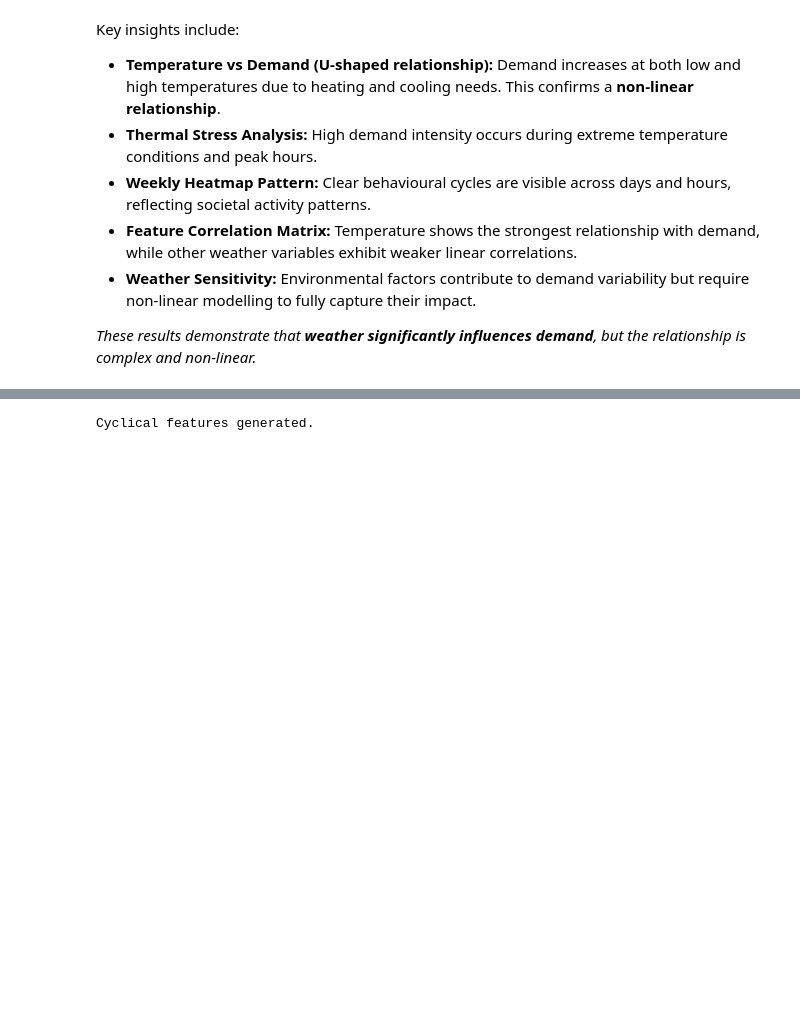
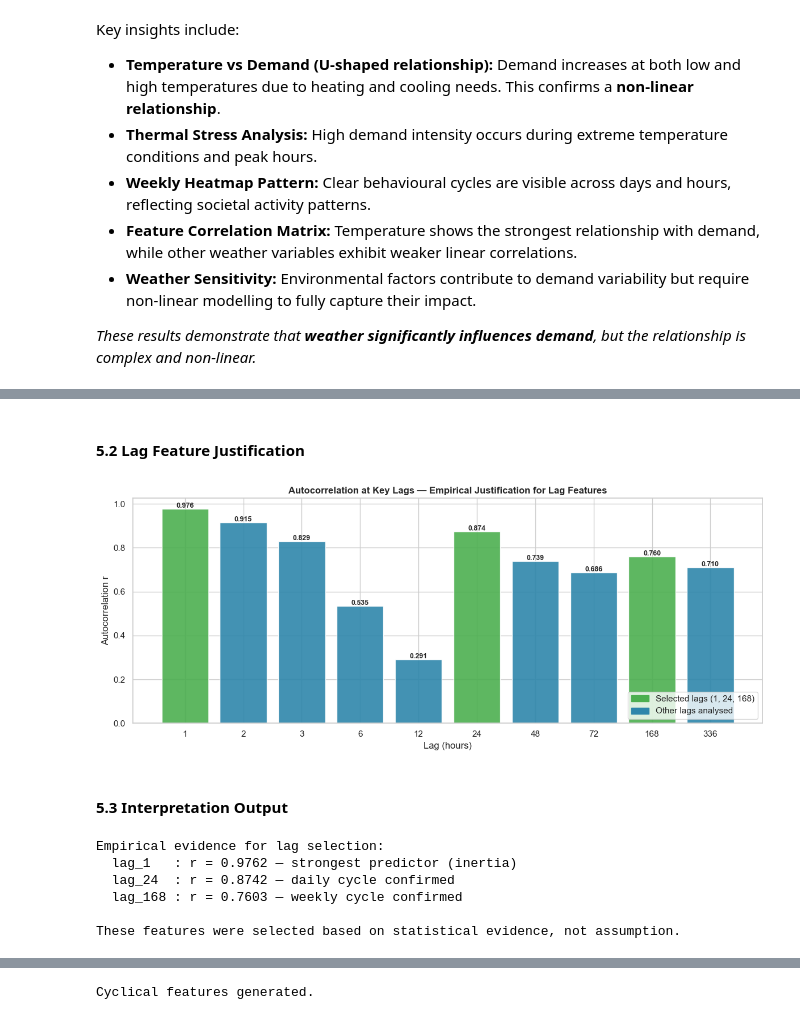
Before and after one commit to tahermamun/AI-Energy-Consumption-Forecasting, a Jupyter notebook: notebook/project_artefact.ipynb, the cells around one changed output, grey strips where cells are left out. Drawn from its saved outputs; the diff is of its cells as text; code cells hidden in the pictures; blank space fills up the shorter version.

```diff
--- a/notebook/project_artefact.ipynb
+++ b/notebook/project_artefact.ipynb
@@ -708 +685,52 @@ These features were chosen from data, not assumption.
+# %% [markdown]
+#### **5.2 Lag Feature Justification**
+# %%
+# ── 5.2 Autocorrelation at Key Lags ─────────────────────────
+
+key_lags = [1, 2, 3, 6, 12, 24, 48, 72, 168, 336]
+acf_vals = [df["load_MW"].autocorr(lag=l) for l in key_lags]
+
+fig, ax = plt.subplots(figsize=(12, 5))
+
+colors_acf = ["#4CAF50" if l in [1, 24, 168] else "#2E86AB" for l in key_lags]
+
+bars = ax.bar([str(l) for l in key_lags], acf_vals,
+              color=colors_acf, edgecolor="white", alpha=0.9)
+
+ax.set_title("Autocorrelation at Key Lags — Empirical Justification for Lag Features",
+             fontweight="bold")
+ax.set_xlabel("Lag (hours)")
+ax.set_ylabel("Autocorrelation r")
+
+for bar, val in zip(bars, acf_vals):
+    ax.text(bar.get_x() + bar.get_width()/2, val + 0.005,
+            f"{val:.3f}", ha="center", fontsize=9, fontweight="bold")
+
+# Legend
+ax.legend([plt.Rectangle((0,0),1,1,color="#4CAF50"),
+           plt.Rectangle((0,0),1,1,color="#2E86AB")],
+          ["Selected lags (1, 24, 168)", "Other lags analysed"],
+          loc="lower right")
+
+plt.tight_layout()
+plt.show()
+# %% [output]
+[figure, added]
+# %% [markdown]
+#### **5.3 Interpretation Output**
+# %%
+print("Empirical evidence for lag selection:")
+
+print(f"  lag_1   : r = {df['load_MW'].autocorr(lag=1):.4f} — strongest predictor (inertia)")
+print(f"  lag_24  : r = {df['load_MW'].autocorr(lag=24):.4f} — daily cycle confirmed")
+print(f"  lag_168 : r = {df['load_MW'].autocorr(lag=168):.4f} — weekly cycle confirmed")
+
+print("\nThese features were selected based on statistical evidence, not assumption.")
+# %% [output]
+Empirical evidence for lag selection:
+  lag_1   : r = 0.9762 — strongest predictor (inertia)
+  lag_24  : r = 0.8742 — daily cycle confirmed
+  lag_168 : r = 0.7603 — weekly cycle confirmed
+
+These features were selected based on statistical evidence, not assumption.
 # %% [markdown]
```
Also changed, not shown: parts of 51 cells of this notebook.
